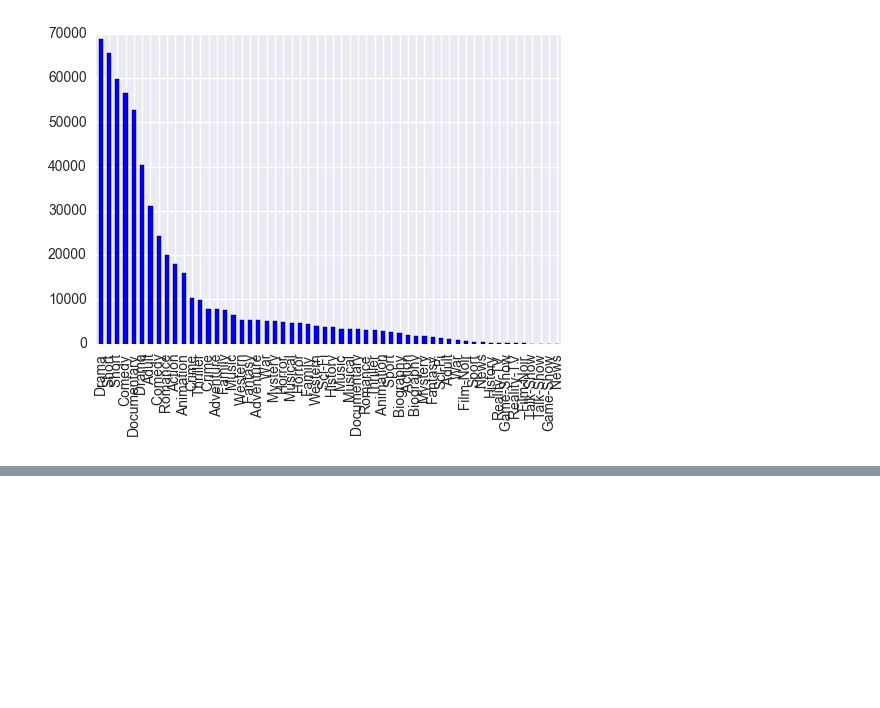
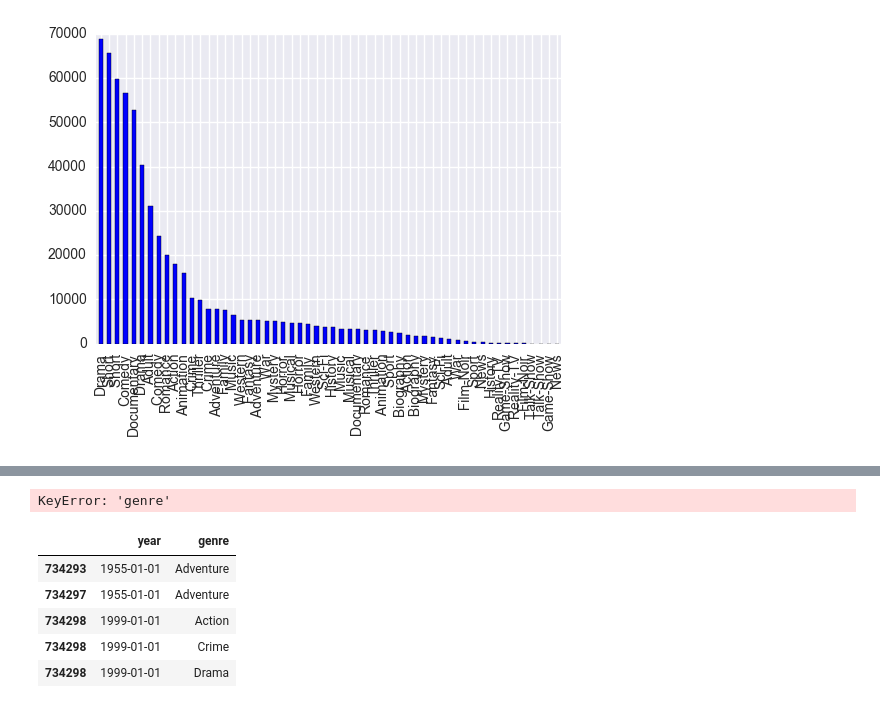
Before and after one commit to MrLokans/movie-analyzer, a Jupyter notebook: analysis.ipynb, the cells around one changed output, grey strips where cells are left out. Saved outputs shown, nothing was run; the diff lists cells and outputs as text; code cells hidden in the pictures; blank space fills up the shorter version.

```diff
--- a/analysis.ipynb
+++ b/analysis.ipynb
@@ -122,0 +90,19 @@ df[['genre', 'count']].plot
+# %%
+s = splitted_genres.copy()
+
+s.index = s.index.droplevel(-1)
+s.name = 'genre'
+
+del genres['genre']
+splitted_genres = genres.join(s)
+# %% [output]
+KeyError: 'genre'
+# %%
+splitted_genres.tail()
+# %% [output]
+|  | year | genre |
+| 734293 | 1955-01-01 | Adventure |
+| 734297 | 1955-01-01 | Adventure |
+| 734298 | 1999-01-01 | Action |
+| 734298 | 1999-01-01 | Crime |
+| 734298 | 1999-01-01 | Drama |
```
Also changed, not shown: parts of 15 cells of this notebook.
